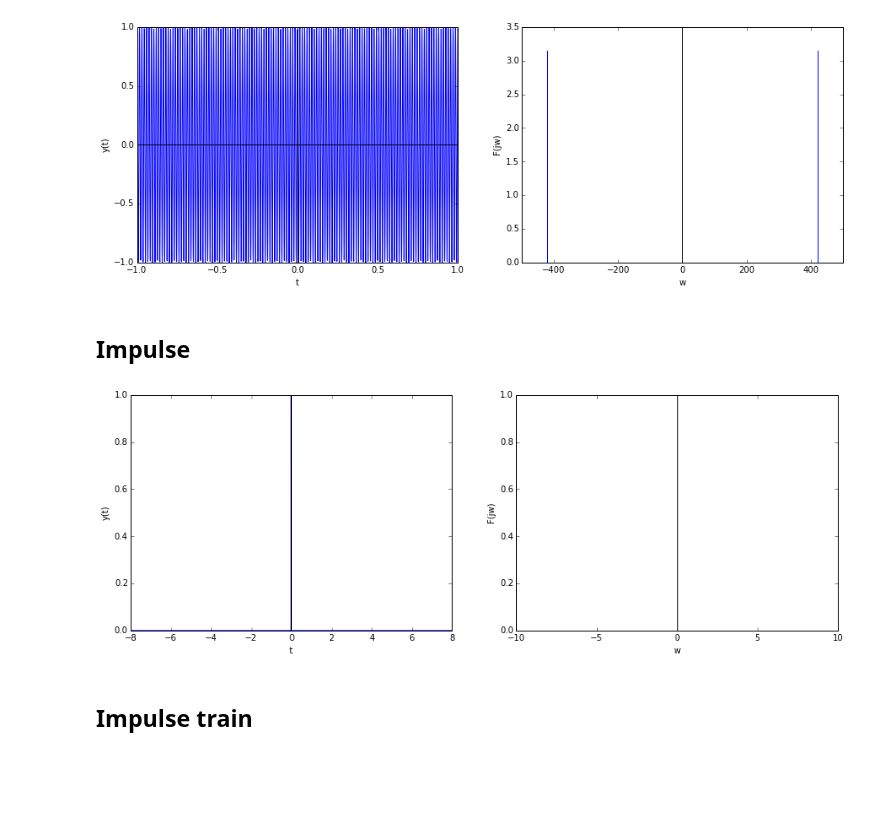
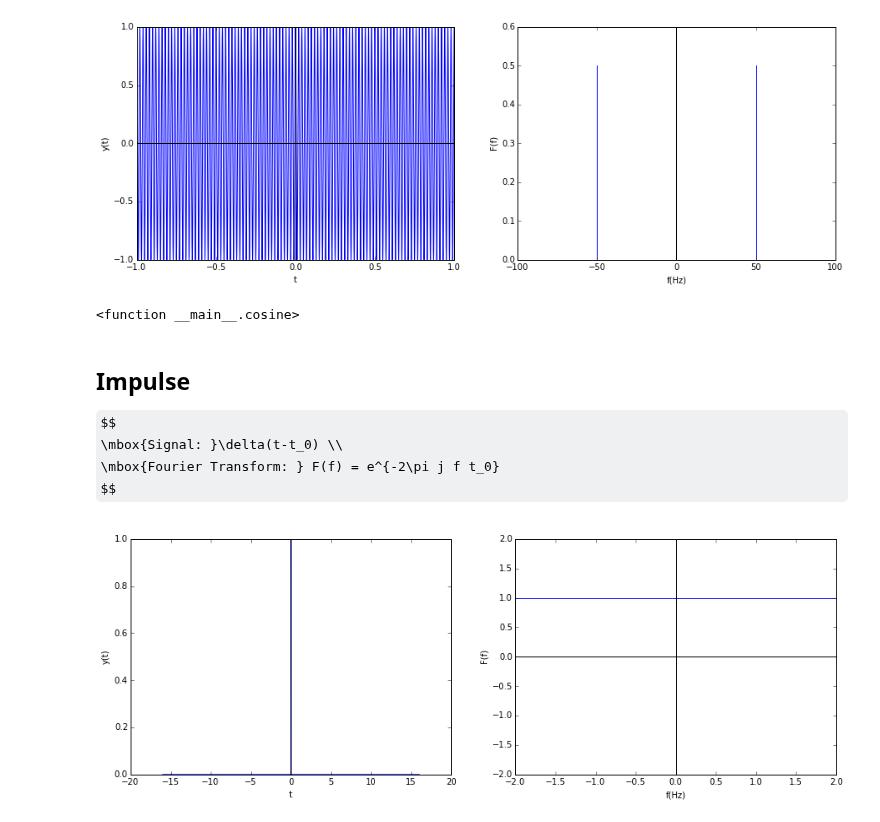
Before and after one commit to claesenm/kul-systeemtheorie, a Jupyter notebook: notebooks/Fourier Transform.ipynb, the cells around one changed output. Cells and saved outputs as stored; diff of their text form; code cells hidden in the pictures; some formulas as TeX source; blank space fills up the shorter version.

```diff
--- a/notebooks/Fourier Transform.ipynb
+++ b/notebooks/Fourier Transform.ipynb
@@ -4,6 +6,5 @@ $$ F(j\omega) = \int_{-\infty}^{\infty} f(\tau)e^{-j\omega \tau} d\tau$$
 # %%
 from Fourier_transform import *
 %matplotlib inline
-N = 2**14
-T = 1/1024.0
-f_bem = 1024.0
+Fs = 2.**15
+N = 2.**20
@@ -25,23 +45,27 @@ interact(sine,f=(1,100))
 # %%
 def cosine(f):
-    t = np.linspace(-N*T/2,N*T/2,N)
+    t = np.linspace(-N/(2*Fs),N/(2*Fs),N)
     y = np.cos(2*np.pi *f*t)
-    w_0 = 2*pi*f
-    draw(t,y,[-w_0,-w_0,w_0,w_0],[pi,0,0,pi],(-1,1))
+    draw(t,y,[-2*f,-f,-f,-f,f,f,f,2*f],[0,0,.5,0,0,.5,0,0],t_lim = (-1,1),yw_lim=(0,.6))
 
 interact(cosine,f=(1,100))
 # %% [output]
-[figure, old version]
+[figure, new version]
+<function __main__.cosine>
-# %% [markdown]
-## Impulse
+# %% [markdown]
+## Impulse
+$$
+\mbox{Signal: }\delta(t-t_0) \\
+\mbox{Fourier Transform: } F(f) = e^{-2\pi j f t_0}
+$$
 # %%
-def impulse():
-    t = np.linspace(-N*T/2,N*T/2,N)
+def impulse(t_0):
+    t = np.linspace(-N/(2.*Fs),N/(2.*Fs),N)
     y = np.zeros(len(t))
-    y[len(t)/2] = 1
-    draw(t,y,[-10,10],[1,1])
-impulse()
+    y[len(t)/2 + t_0*Fs ] = 1
+    f = np.linspace(-Fs/2.,Fs/2.,N)
+    y_w = np.exp(-2*np.pi*t_0*f*1j)
+    draw(t,y,f,y_w,f_lim = [-2,2],yw_lim = [-2,2])
+interact(impulse,t_0 = (0,N/(2.*Fs)-1,1))
 # %% [output]
-[figure, old version]
+[figure, new version]
-# %% [markdown]
-## Impulse train
```
Also changed, not shown: parts of 14 cells of this notebook, 5 other files.
